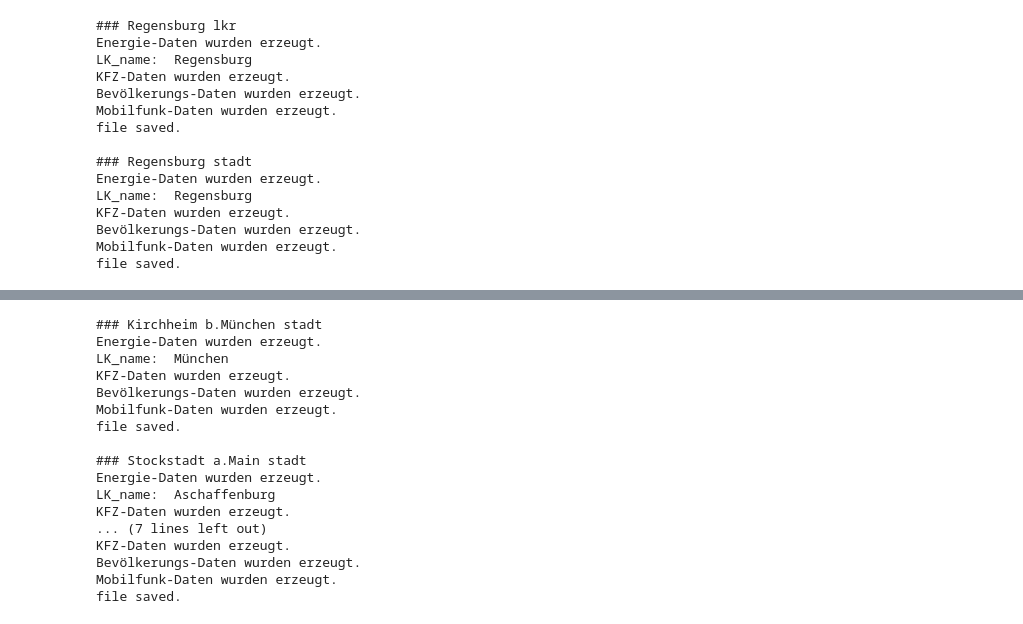
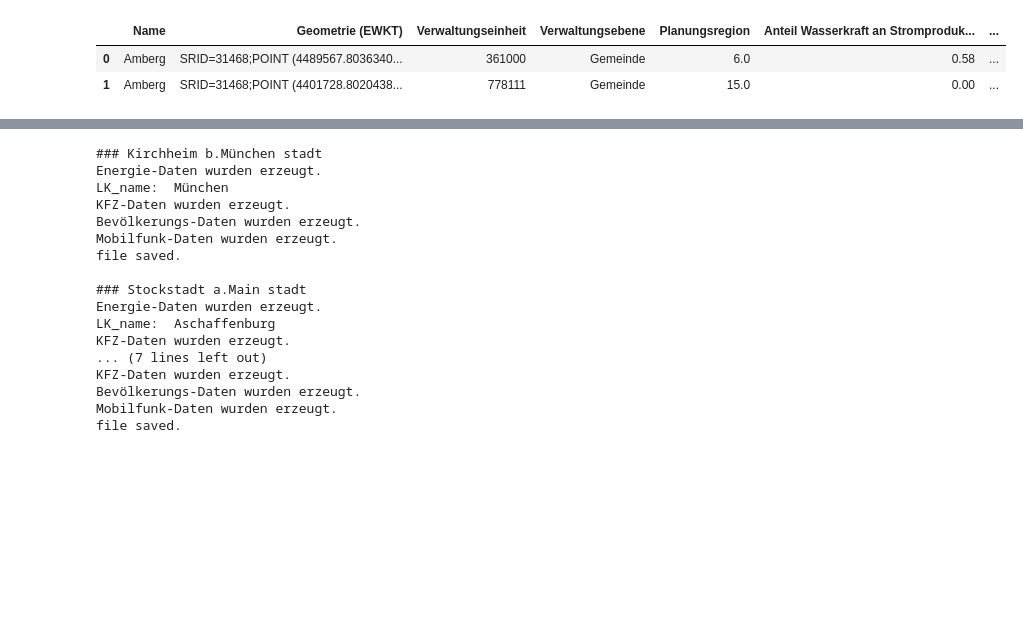
Before and after one commit to DKSR-CI/exp_Byte_data_hosting, a Jupyter notebook: create_data_from_code.ipynb, the cells around one changed output, grey strips where cells are left out. Drawn from its saved outputs; the diff is of its cells as text; code cells hidden in the pictures; blank space fills up the shorter version.

```diff
--- a/create_data_from_code.ipynb
+++ b/create_data_from_code.ipynb
@@ -76,30 +83,47 @@ def submit_data(city, level):
 
     else:
         return city
-# %%
-rb = ['Regensburg (LK)',
- 'Regensburg',]
-
-for stadt in rb:
-    level = "stadt"
-    if "lk" in stadt.lower():
-        level = "lkr"
-        stadt = stadt.split(" (")[0]
-    print("###", stadt, level)
-    submit_data(stadt, level)
-# %% [output]
-### Regensburg lkr
-Energie-Daten wurden erzeugt.
-LK_name:  Regensburg
-KFZ-Daten wurden erzeugt.
-Bevölkerungs-Daten wurden erzeugt.
-Mobilfunk-Daten wurden erzeugt.
-file saved.
-
-### Regensburg stadt
-Energie-Daten wurden erzeugt.
-LK_name:  Regensburg
-KFZ-Daten wurden erzeugt.
-Bevölkerungs-Daten wurden erzeugt.
-Mobilfunk-Daten wurden erzeugt.
-file saved.
+# %%
+def energy_data(city, level):
+    energy = pd.read_csv(current_dir + '/data/external/EA-B Recherche-Ergebnis_Anteil_am_Verbrauch.csv')
+    EE_pie = pd.read_csv(current_dir + '/data/external/EA-B Recherche-Ergebnis_EE-Anteile.csv')
+
+    LK = energy[energy['Verwaltungsebene']=='Landkreis']
+    LK_dict = LK[['Verwaltungseinheit','Name']].set_index('Verwaltungseinheit').to_dict()['Name']
+
+    if level == 'Lkr':
+        EE_i = EE_pie[(EE_pie['Name']==city) & (EE_pie['Verwaltungsebene']=='Landkreis')].reset_index(drop=True)
+        if len(EE_i.index)==0:
+            EE_i = EE_pie[(EE_pie['Name'].str.contains(city)) & (EE_pie['Verwaltungsebene']=='Landkreis')].reset_index(drop=True)
+    else:
+        EE_i = EE_pie[(EE_pie['Name']==city) & (EE_pie['Verwaltungsebene']=='Gemeinde')].reset_index(drop=True)
+        if len(EE_i.index)==0:
+            EE_i = EE_pie[(EE_pie['Name'].str.contains(city)) & (EE_pie['Verwaltungsebene']=='Gemeinde')].reset_index(drop=True)
+
+    return EE_i
+    EE_i['Landkreis'] = EE_i['Verwaltungseinheit'].apply(lambda x: LK_mapping(x,LK_dict).split(' ')[0])
+    Produktion_i = EE_i['Stromproduktion EE 2021 (MWh/a)'][0]
+
+    LK_name = EE_i['Landkreis'][0]
+
+    try:
+        energy_i = energy[(energy['Name']==EE_i['Landkreis'][0]) & (EE_pie['Verwaltungsebene']=='Landkreis')].reset_index(drop=True)['Stromverbrauch (MWh/a)'][0]
+    except:
+        energy_i = energy[(energy['Name'].str.contains(EE_i['Landkreis'][0])) & (EE_pie['Verwaltungsebene']=='Landkreis')].reset_index(drop=True)['Stromverbrauch (MWh/a)'][0]
+
+    # Print statement To make sure its the right Amberg
+
+    export_energy = {"Wind":EE_i['Anteil Wind an Stromproduktion EE (%)'][0],
+               "Solar":EE_i['Anteil PV an Stromproduktion EE (%)'][0],
+               "Biomasse":EE_i['Anteil Biomasse an Stromproduktion EE (%)'][0],
+               "Wasser":EE_i['Anteil Wasserkraft an Stromproduktion EE (%)'][0],
+               "Anteil":round(Produktion_i/energy_i*100,1),
+               "link":"https://www.karten.energieatlas.bayern.de/start/?c=677751,5422939&z=8.01&l=atkis,37864384-e4fe-47de-8227-619bd33e1eda&t=energie"}
+    print(f"LK_name: {LK_name}, Population: { EE_i["Einwohnerzahl"][0]}")
+    return export_energy, LK_name
+
+energy_data("Amberg", "Stadt")
+# %% [output]
+|  | Name | Geometrie (EWKT) | Verwaltungseinheit | Verwaltungsebene | Planungsregion | Anteil Wasserkraft an Stromproduk... | ... |
+| 0 | Amberg | SRID=31468;POINT (4489567.8036340... | 361000 | Gemeinde | 6.0 | 0.58 | ... |
+| 1 | Amberg | SRID=31468;POINT (4401728.8020438... | 778111 | Gemeinde | 15.0 | 0.00 | ... |
```
Also changed, not shown: parts of 12 cells of this notebook, 58 other files.
